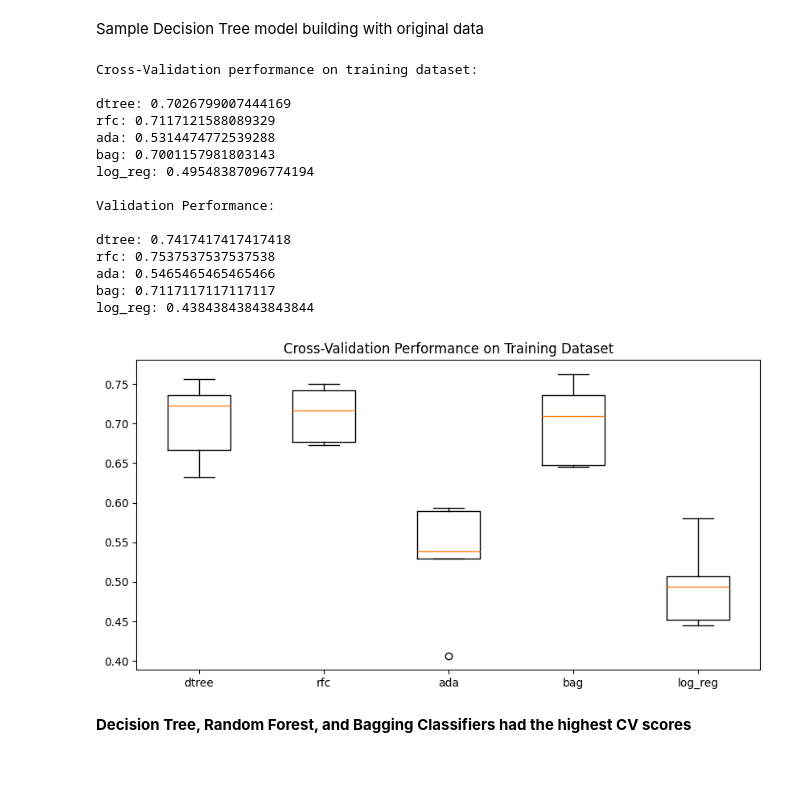
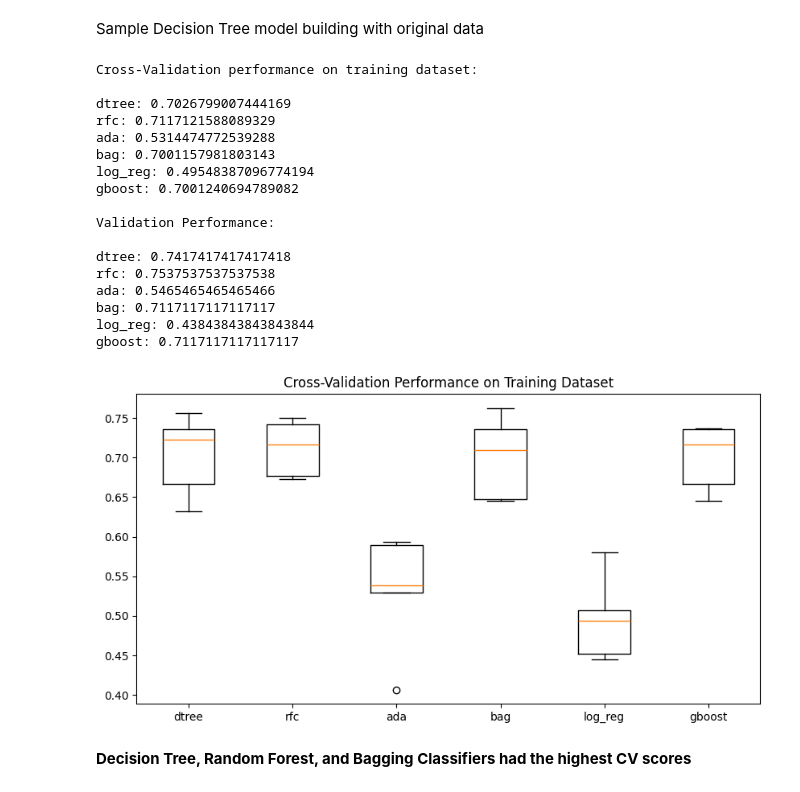
Before and after one commit to NoahMorgenstein/Model-Tuning-Pipelines, a Jupyter notebook: Noah_Morgenstein_Renewind.ipynb, the cells around one changed output. Saved outputs shown, nothing was run; the diff lists cells and outputs as text; code cells hidden in the pictures.

```diff
--- a/Noah_Morgenstein_Renewind.ipynb
+++ b/Noah_Morgenstein_Renewind.ipynb
@@ -91,8 +102,8 @@ warnings.filterwarnings("ignore")
 # %% [markdown]
 ## Loading the dataset
 # %%
-train_set = pd.read_csv('/Users/noahmorgenstein/Desktop/Renewind/Train.csv.csv')
-test_set = pd.read_csv('/Users/noahmorgenstein/Desktop/Renewind/Test.csv.csv')
+train_set = pd.read_csv('Train.csv.csv')
+test_set = pd.read_csv('Test.csv.csv')
 # %% [markdown]
 ## Data Overview
 # %% [markdown]
@@ -448,6 +459,7 @@ models.append(("rfc", RandomForestClassifier(random_state=1)))
 models.append(("ada", AdaBoostClassifier(random_state=1)))
 models.append(("bag", BaggingClassifier(random_state=1)))
 models.append(("log_reg", LogisticRegression(random_state=1)))
+models.append(("gboost", GradientBoostingClassifier(random_state=1)))
 
 
 results1 = []  # Empty list to store all model's CV scores
@@ -482,6 +494,7 @@ rfc: 0.7117121588089329
 ada: 0.5314474772539288
 bag: 0.7001157981803143
 log_reg: 0.49548387096774194
+gboost: 0.7001240694789082
 
 Validation Performance:
 
@@ -490,15 +503,16 @@ rfc: 0.7537537537537538
 ada: 0.5465465465465466
 bag: 0.7117117117117117
 log_reg: 0.43843843843843844
+gboost: 0.7117117117117117
 # %%
 #Create a boxplot to visualize the cross-validated scores of the models
 plt.figure(figsize=(10, 5)) # Set the figure size
 plt.boxplot(results1) # Create a boxplot
-plt.xticks(range(1, 6), names) # Set the xticks
+plt.xticks(range(1, 7), names) # Set the xticks
 plt.title("Cross-Validation Performance on Training Dataset") # Set the title
 plt.show()
 # %% [output]
-[figure, old version]
+[figure, new version]
 # %% [markdown]
 **Decision Tree, Random Forest, and Bagging Classifiers had the highest CV scores**
 # %% [markdown]
```
Also changed, not shown: parts of 37 cells of this notebook.
